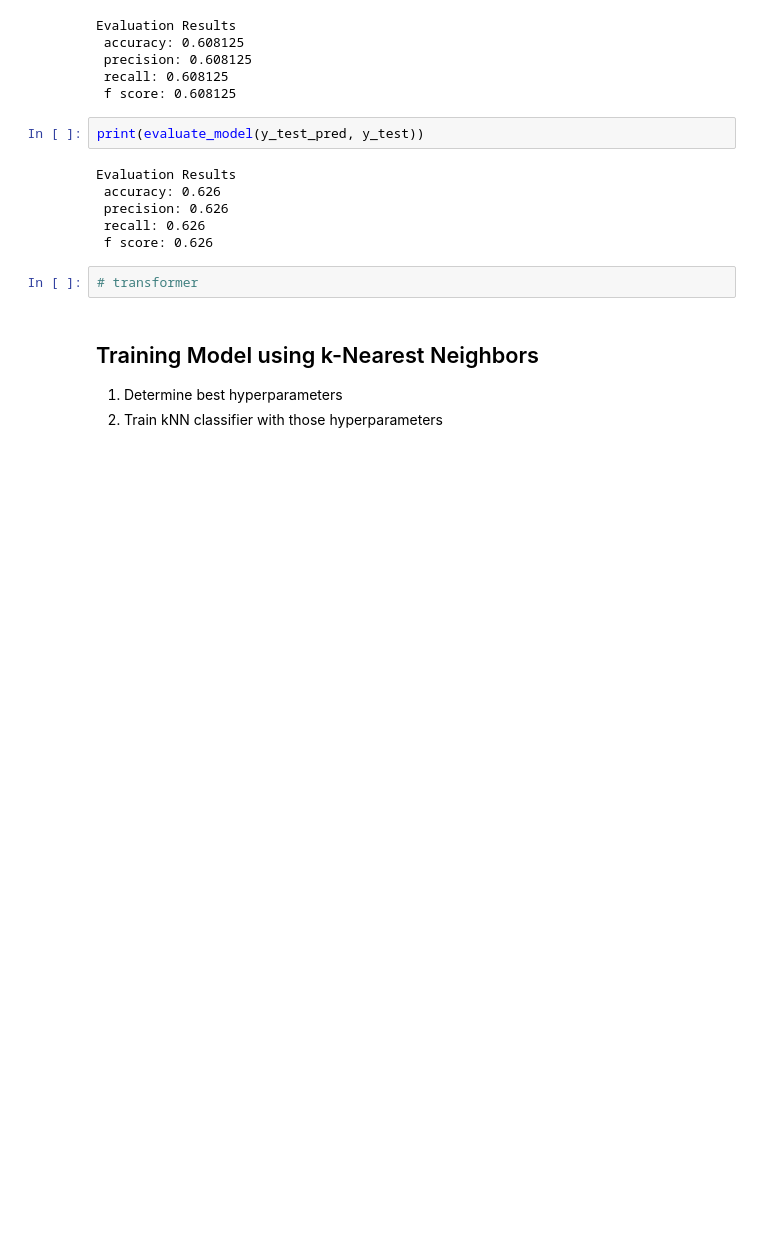
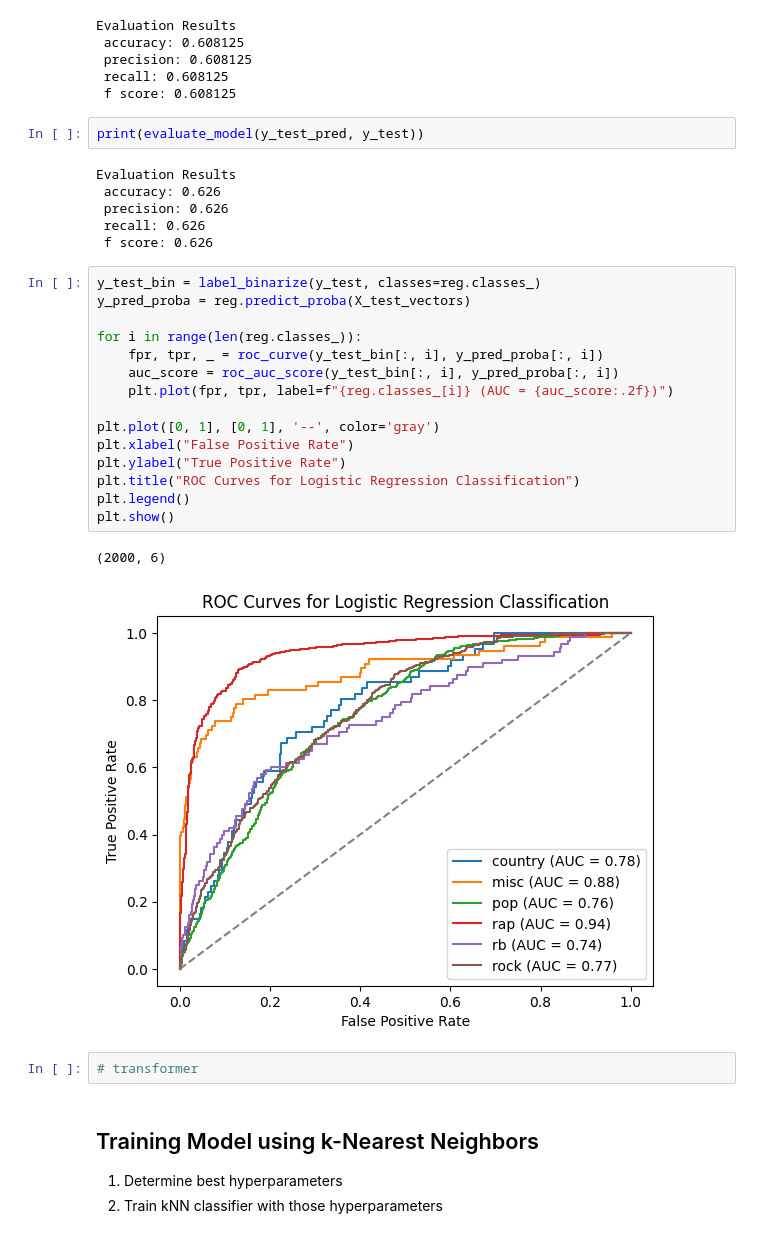
Before and after one commit to vincentcamp/lyric_classifier, a Jupyter notebook: data.ipynb, the cells around one changed output. Cells and saved outputs as stored; diff of their text form; blank space fills up the shorter version.

Commit message:
added naive bayes and roc curves

```diff
--- a/data.ipynb
+++ b/data.ipynb
@@ -158,6 +163,24 @@ Evaluation Results
  precision: 0.626
  recall: 0.626
  f score: 0.626
+# %%
+y_test_bin = label_binarize(y_test, classes=reg.classes_)
+y_pred_proba = reg.predict_proba(X_test_vectors)
+
+for i in range(len(reg.classes_)):
+    fpr, tpr, _ = roc_curve(y_test_bin[:, i], y_pred_proba[:, i])
+    auc_score = roc_auc_score(y_test_bin[:, i], y_pred_proba[:, i])
+    plt.plot(fpr, tpr, label=f"{reg.classes_[i]} (AUC = {auc_score:.2f})")
+
+plt.plot([0, 1], [0, 1], '--', color='gray')
+plt.xlabel("False Positive Rate")
+plt.ylabel("True Positive Rate")
+plt.title("ROC Curves for Logistic Regression Classification")
+plt.legend()
+plt.show()
+# %% [output]
+(2000, 6)
+[figure, added]
 # %%
 # transformer
 # %% [markdown]
```
Also changed, not shown: parts of 14 cells of this notebook.
